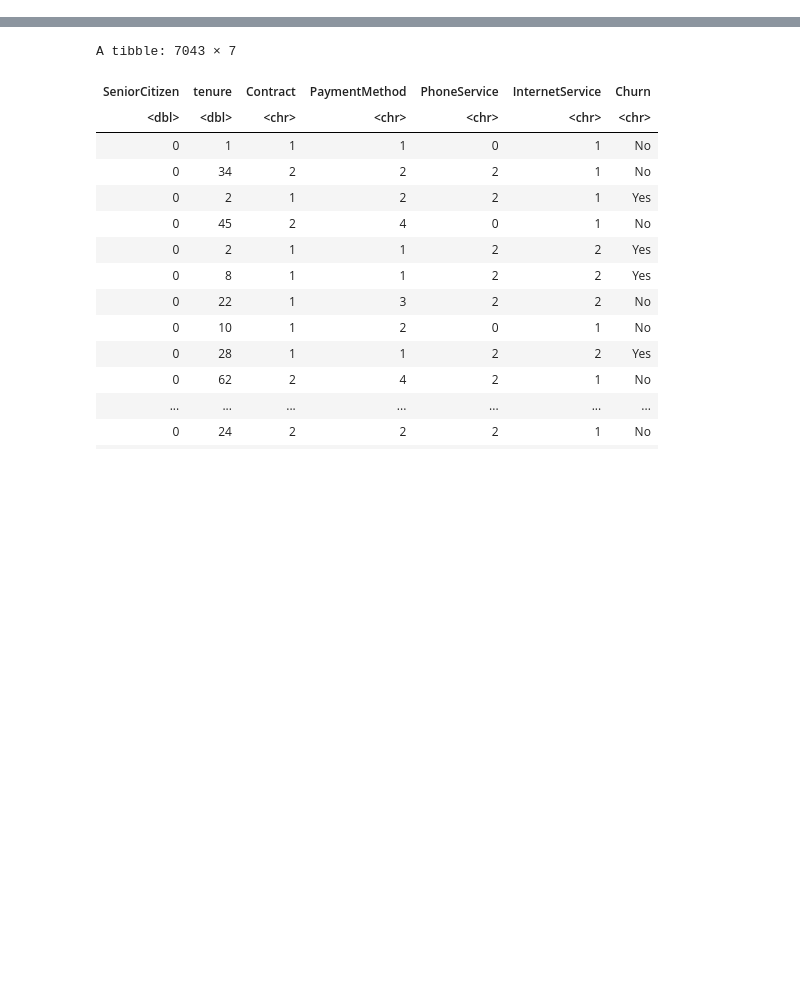
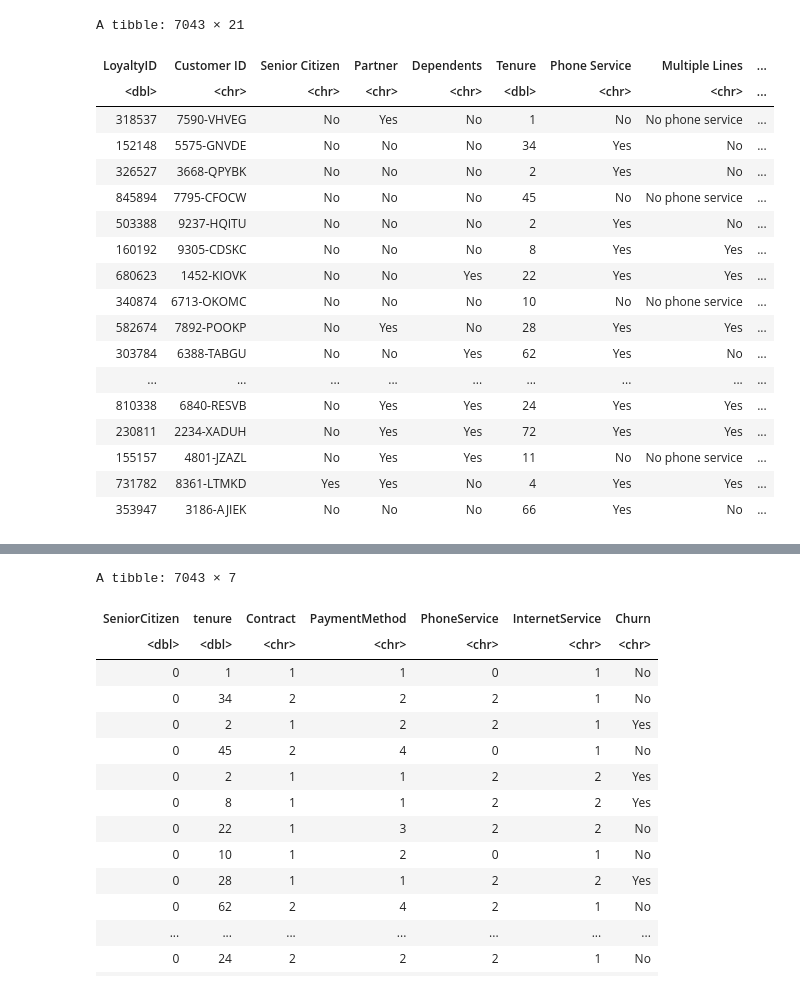
Before and after one commit to adaws01/Group39DSCI, a Jupyter notebook: Churn_Data_Analysis_VS.ipynb, the cells around one changed output, grey strips where cells are left out. Cells and saved outputs as stored; diff of their text form; code cells hidden in the pictures; blank space fills up the shorter version.

```diff
--- a/Churn_Data_Analysis_VS.ipynb
+++ b/Churn_Data_Analysis_VS.ipynb
@@ -38,3 +6,33 @@ A spec_tbl_df: 7043 × 21
+# %%
+#URL https://public.dhe.ibm.com/software/data/sw-library/cognos/mobile/C11/data/CustomerChurn.xlsx
+
+url <- "https://public.dhe.ibm.com/software/data/sw-library/cognos/mobile/C11/data/CustomerChurn.xlsx"
+
+download.file(url, "Churn_Data.xlsx")
+
+churn_data <- read_excel("Churn_Data.xlsx")
+churn_data
+#Don't read from relative path, pull from url
+# %% [output]
+A tibble: 7043 × 21
+| LoyaltyID | Customer ID | Senior Citizen | Partner | Dependents | Tenure | Phone Service | Multiple Lines | ... |
+| <dbl> | <chr> | <chr> | <chr> | <chr> | <dbl> | <chr> | <chr> | ... |
+| 318537 | 7590-VHVEG | No | Yes | No | 1 | No | No phone service | ... |
+| 152148 | 5575-GNVDE | No | No | No | 34 | Yes | No | ... |
+| 326527 | 3668-QPYBK | No | No | No | 2 | Yes | No | ... |
+| 845894 | 7795-CFOCW | No | No | No | 45 | No | No phone service | ... |
+| 503388 | 9237-HQITU | No | No | No | 2 | Yes | No | ... |
+| 160192 | 9305-CDSKC | No | No | No | 8 | Yes | Yes | ... |
+| 680623 | 1452-KIOVK | No | No | Yes | 22 | Yes | Yes | ... |
+| 340874 | 6713-OKOMC | No | No | No | 10 | No | No phone service | ... |
+| 582674 | 7892-POOKP | No | Yes | No | 28 | Yes | Yes | ... |
+| 303784 | 6388-TABGU | No | No | Yes | 62 | Yes | No | ... |
+| ... | ... | ... | ... | ... | ... | ... | ... | ... |
+| 810338 | 6840-RESVB | No | Yes | Yes | 24 | Yes | Yes | ... |
+| 230811 | 2234-XADUH | No | Yes | Yes | 72 | Yes | Yes | ... |
+| 155157 | 4801-JZAZL | No | Yes | Yes | 11 | No | No phone service | ... |
+| 731782 | 8361-LTMKD | Yes | Yes | No | 4 | Yes | Yes | ... |
+| 353947 | 3186-AJIEK | No | No | No | 66 | Yes | No | ... |
 # %%
 #Changing categorial variables from characters/dbl to factors
 
```
Also changed, not shown: parts of 5 cells of this notebook.
